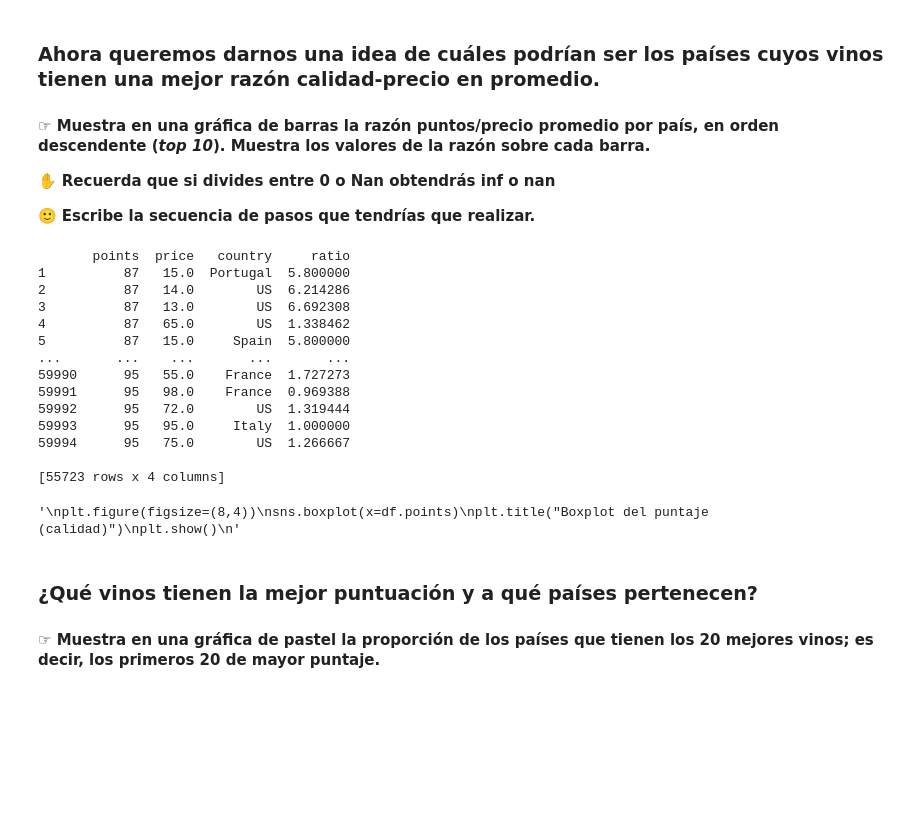
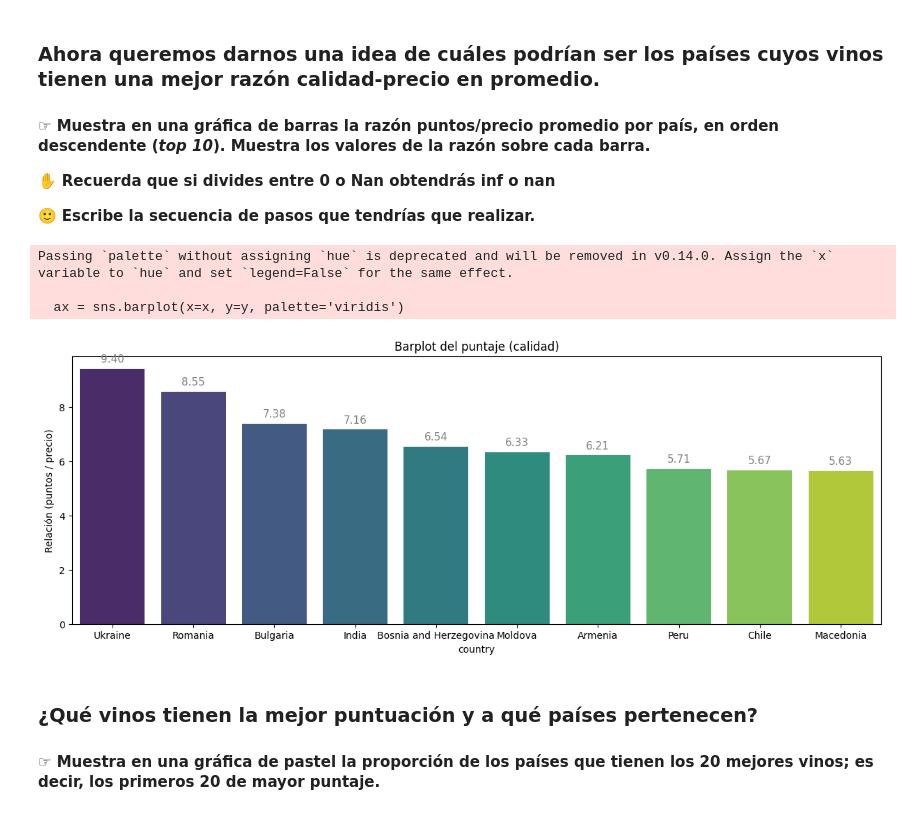
Before and after one commit to armandres/Ejercicio_diplomado, a Jupyter notebook: Copia_de_Practica4_Pandas.ipynb, the cells around one changed output. Saved outputs shown, nothing was run; the diff lists cells and outputs as text; code cells hidden in the pictures; blank space fills up the shorter version.

```diff
--- a/Copia_de_Practica4_Pandas.ipynb
+++ b/Copia_de_Practica4_Pandas.ipynb
@@ -299,41 +301,51 @@ plt.show()
 # %%
 """
 SECUENCIA DE PASOS
 1.- Generar un objeto llamado df1 que contenga las variables "points", "price" y "country"
 2.- Eliminar las línea que contengan NaN
 3.- Agregar a df1 una columna llamada "ratio". La column "ratio" debe contener la división "points"/"price"
-4.-
-5.-
-6.-
+4.- Crear un nuevo objeto llamado "df1_ratio_high" que contenga los valores de df1 en orden descendente de acuerdo a "ratio"
+5.- Crear un objeto llamado "df1_ratio_high_10" que contenga las 10 primeras líneas
+6.- Asignar los index y values de ratio a las variables x e y
+7.- Generar el grafico de barras
 """
+
+
+# Se extraen los nombres de los países y sus precios promedio
+
 
 df1 = df[["points", "price", "country"]]#√
 df1 = df1.dropna() #√
-df1["ratio"] = df1["points"] / df["price"]
-print(df1)
+df1["ratio"] = df1["points"] / df1["price"] #√
 
-"""
-plt.figure(figsize=(8,4))
-sns.boxplot(x=df.points)
-plt.title("Boxplot del puntaje (calidad)")
+promedios_ratio = df1.groupby("country")["ratio"].mean() #√
+
+df1_ratio_high = promedios_ratio.sort_values(ascending=False) #√
+df1_ratio_high_10 = df1_ratio_high.head(10) #√
+
+x = df1_ratio_high_10.index  # Países
+y = df1_ratio_high_10.values  # ratio
+
+plt.figure(figsize=(15,5))
+ax = sns.barplot(x=x, y=y, palette='viridis')
+plt.ylabel("Relación (puntos / precio)")
+plt.title("Barplot del puntaje (calidad)")
+
+
+# Recorremos cada rectángulo
+for p in ax.patches:
+    ax.annotate("%.2f" % p.get_height(),\
+                (p.get_x() + p.get_width() / 2., p.get_height()),\
+                ha='center', va='center', fontsize=11, color='gray',\
+                xytext=(0, 10),\
+                textcoords='offset points')
+
 plt.show()
-"""
 # %% [output]
-       points  price   country     ratio
-1          87   15.0  Portugal  5.800000
-2          87   14.0        US  6.214286
-3          87   13.0        US  6.692308
-4          87   65.0        US  1.338462
-5          87   15.0     Spain  5.800000
-...       ...    ...       ...       ...
-59990      95   55.0    France  1.727273
-59991      95   98.0    France  0.969388
-59992      95   72.0        US  1.319444
-59993      95   95.0     Italy  1.000000
-59994      95   75.0        US  1.266667
+Passing `palette` without assigning `hue` is deprecated and will be removed in v0.14.0. Assign the `x` variable to `hue` and set `legend=False` for the same effect.
 
-[55723 rows x 4 columns]
+  ax = sns.barplot(x=x, y=y, palette='viridis')
-'\nplt.figure(figsize=(8,4))\nsns.boxplot(x=df.points)\nplt.title("Boxplot del puntaje (calidad)")\nplt.show()\n'
+[figure, added]
 # %%
 """
 SECUENCIA:
```
Also changed, not shown: parts of 1 cell of this notebook.
